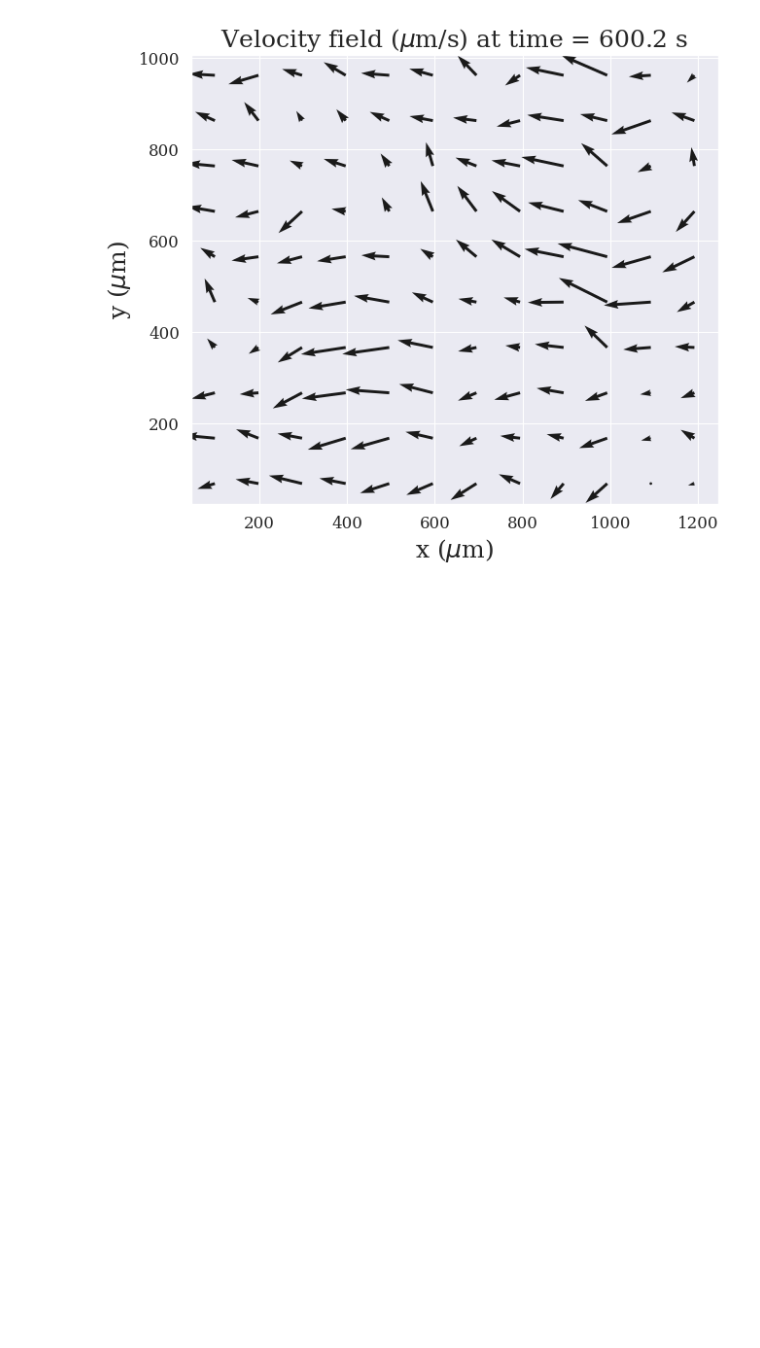
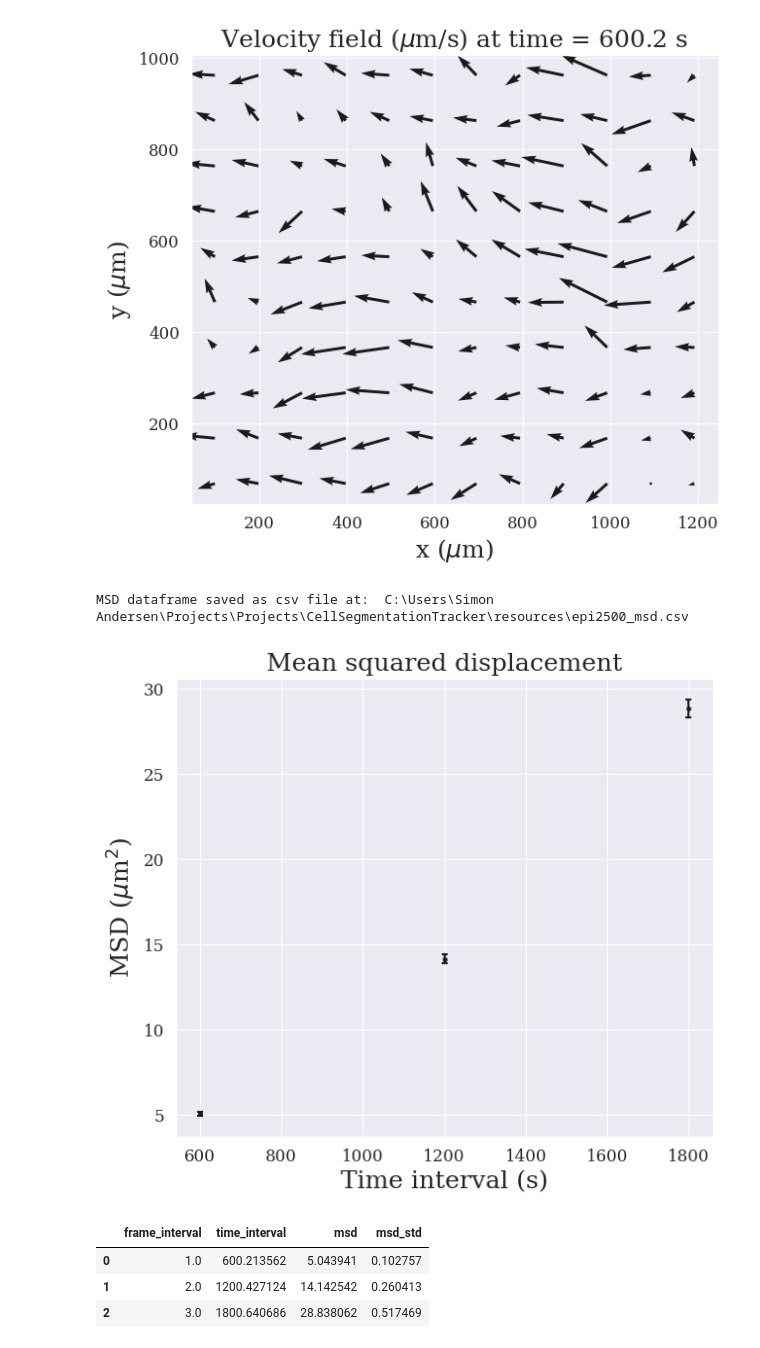
Before and after one commit to simonguld/CellSegmentationTracker, a Jupyter notebook: example_notebook.ipynb, the cells around one changed output. Drawn from its saved outputs; the diff is of its cells as text; code cells hidden in the pictures; blank space fills up the shorter version.

```diff
--- a/example_notebook.ipynb
+++ b/example_notebook.ipynb
@@ -336,6 +337,40 @@ cst.plot_velocity_field(mode = 'field', frame_range = frame_range, \
     frame_interval = frame_interval, show = show)
 # %% [output]
 [figure]
+# %%
+# Let us now calculate and plot the MSD (Mean square distance),
+#which is a measure of the average momvement of a cell over time.
+
+# Set the maximum frame interval to calculate the MSD for, if None,
+# all frame intervals will be used
+max_frame_interval = None
+
+# Set the number of degrees of freedom to use in the calculation
+# of the MSD error. Default is 1
+Ndof = 1
+
+# Set whether to save the results to a csv file
+save_csv = True
+
+# Set the name of the csv file.
+# If None, the name will be named after the image
+
+name = None
+# Set whether to plot the MSD
+
+plot = True
+# Set whether to show the plot
+show = True
+
+cst.calculate_msd(max_frame_interval = max_frame_interval, Ndof = Ndof, save_csv = save_csv, \
+                  name = name, plot = plot, show = show)
+# %% [output]
+MSD dataframe saved as csv file at:  C:\Users\Simon Andersen\Projects\Projects\CellSegmentationTracker\resources\epi2500_msd.csv
+[figure, added]
+|  | frame_interval | time_interval | msd | msd_std |
+| 0 | 1.0 | 600.213562 | 5.043941 | 0.102757 |
+| 1 | 2.0 | 1200.427124 | 14.142542 | 0.260413 |
+| 2 | 3.0 | 1800.640686 | 28.838062 | 0.517469 |
 # %% [markdown]
 Coming soon:
 - Density fluctuation function
```
Also changed, not shown: parts of 3 cells of this notebook, 7 other files.
